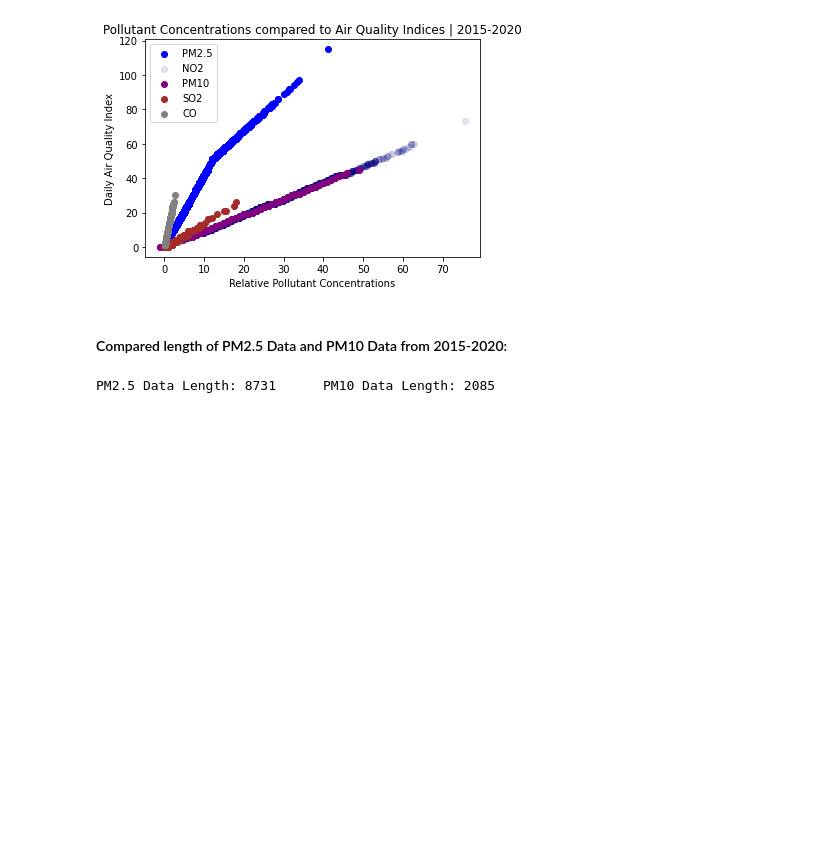
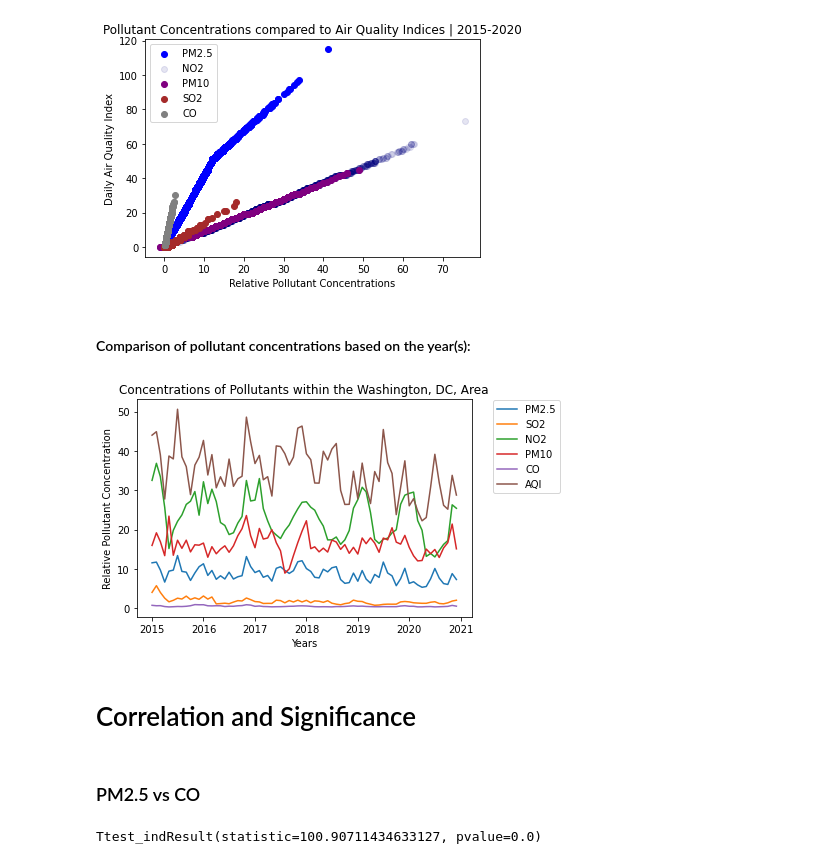
Before and after one commit to darbyna/DATA606_Capstone, a Jupyter notebook: Cleaned_Data_and_EDA_|_DATA606_Capstone_Project.ipynb, the cells around one changed output. Drawn from its saved outputs; the diff is of its cells as text; code cells hidden in the pictures; blank space fills up the shorter version.

```diff
--- a/Cleaned_Data_and_EDA_|_DATA606_Capstone_Project.ipynb
+++ b/Cleaned_Data_and_EDA_|_DATA606_Capstone_Project.ipynb
@@ -437,9 +276,66 @@ plt.xlabel("Relative Pollutant Concentrations");
 plt.ylabel("Daily Air Quality Index");
 # %% [output]
 [figure]
-# %% [markdown]
-#### Compared length of PM2.5 Data and PM10 Data from 2015-2020:
-# %%
-print("PM2.5 Data Length:", len(DC_PM25_Concentrations),"    ","PM10 Data Length:", len(DC_PM10_Concentrations))
-# %% [output]
-PM2.5 Data Length: 8731      PM10 Data Length: 2085
+# %% [markdown]
+#### Comparison of pollutant concentrations based on the year(s):
+# %%
+#Assistance was procured from the following source: https://deallen7.medium.com/managing-date-datetime-and-timestamp-in-python-pandas-cc9d285302ab
+
+# Compile the PM2.5 Concentrations Date-Wise:
+DC_PM25_Concentrations['Year'] = pd.DatetimeIndex(DC_PM25_Concentrations['Date']).year
+DC_PM25_Concentrations['Month'] = pd.DatetimeIndex(DC_PM25_Concentrations['Date']).month
+DC_PM25_Concentrations['DATE'] = pd.to_datetime(DC_PM25_Concentrations[['Year', 'Month']].assign(DAY=1))
+DC_PM25_2015to2020 = pd.pivot_table(DC_PM25_Concentrations, values = 'Daily_Mean_PM25_Concentration', index = 'DATE', aggfunc = np.mean)
+plt.plot(DC_PM25_2015to2020)
+
+
+# Compile the SO2 Concentrations Date-Wise:
+DC_SO2_Concentrations['Year'] = pd.DatetimeIndex(DC_SO2_Concentrations['Date']).year
+DC_SO2_Concentrations['Month'] = pd.DatetimeIndex(DC_SO2_Concentrations['Date']).month
+DC_SO2_Concentrations['DATE'] = pd.to_datetime(DC_SO2_Concentrations[['Year', 'Month']].assign(DAY=1))
+DC_SO2_2015to2020 = pd.pivot_table(DC_SO2_Concentrations, values = 'Daily Max 1-hour SO2 Concentration', index = 'DATE', aggfunc = np.mean)
+plt.plot(DC_SO2_2015to2020)
+
+# Compile the NO2 Concentrations Date-Wise:
+DC_NO2_Concentrations['Year'] = pd.DatetimeIndex(DC_NO2_Concentrations['Date']).year
+DC_NO2_Concentrations['Month'] = pd.DatetimeIndex(DC_NO2_Concentrations['Date']).month
+DC_NO2_Concentrations['DATE'] = pd.to_datetime(DC_NO2_Concentrations[['Year', 'Month']].assign(DAY=1))
+DC_NO2_2015to2020 = pd.pivot_table(DC_NO2_Concentrations, values = 'Daily Max 1-hour NO2 Concentration', index = 'DATE', aggfunc = np.mean)
+plt.plot(DC_NO2_2015to2020)
+
+
+# Compile the PM10 Concentrations Date-Wise:
+DC_PM10_Concentrations['Year'] = pd.DatetimeIndex(DC_PM10_Concentrations['Date']).year
+DC_PM10_Concentrations['Month'] = pd.DatetimeIndex(DC_PM10_Concentrations['Date']).month
+DC_PM10_Concentrations['DATE'] = pd.to_datetime(DC_PM10_Concentrations[['Year', 'Month']].assign(DAY=1))
+DC_PM10_2015to2020 = pd.pivot_table(DC_PM10_Concentrations, values = 'Daily Mean PM10 Concentration', index = 'DATE', aggfunc = np.mean)
+plt.plot(DC_PM10_2015to2020)
+
+
+# Compile the CO Concentrations Date-Wise:
+DC_CO_Concentrations['Year'] = pd.DatetimeIndex(DC_CO_Concentrations['Date']).year
+DC_CO_Concentrations['Month'] = pd.DatetimeIndex(DC_CO_Concentrations['Date']).month
+DC_CO_Concentrations['DATE'] = pd.to_datetime(DC_CO_Concentrations[['Year', 'Month']].assign(DAY=1))
+DC_CO_2015to2020 = pd.pivot_table(DC_CO_Concentrations, values = 'Daily Max 8-hour CO Concentration', index = 'DATE', aggfunc = np.mean)
+plt.plot(DC_CO_2015to2020);
+
+# #Compile PM2.5 AQI Concentrations Date-Wise:
+DC_PM25_AQI_2015to2020 = pd.pivot_table(DC_PM25_Concentrations, values = 'DAILY_AQI_VALUE', index = 'DATE', aggfunc = np.mean)
+plt.plot(DC_PM25_AQI_2015to2020)
+
+# Modify the plots with essentials:
+plt.legend(["PM2.5", "SO2", "NO2", "PM10", "CO", "AQI"], bbox_to_anchor=(1.05, 1.02))
+plt.title("Concentrations of Pollutants within the Washington, DC, Area")
+plt.xlabel("Years")
+plt.ylabel("Relative Pollutant Concentration");
+# %% [output]
+[figure, added]
+# %% [markdown]
+# Correlation and Significance
+# %% [markdown]
+### PM2.5 vs CO
+# %%
+#T-Test:
+scipy.stats.ttest_ind(DC_PM25_Concentrations['Daily_Mean_PM25_Concentration'][:3000], DC_CO_Concentrations['Daily Max 8-hour CO Concentration'][:3000])
+# %% [output]
+Ttest_indResult(statistic=100.90711434633127, pvalue=0.0)
```
Also changed, not shown: parts of 36 cells of this notebook.
